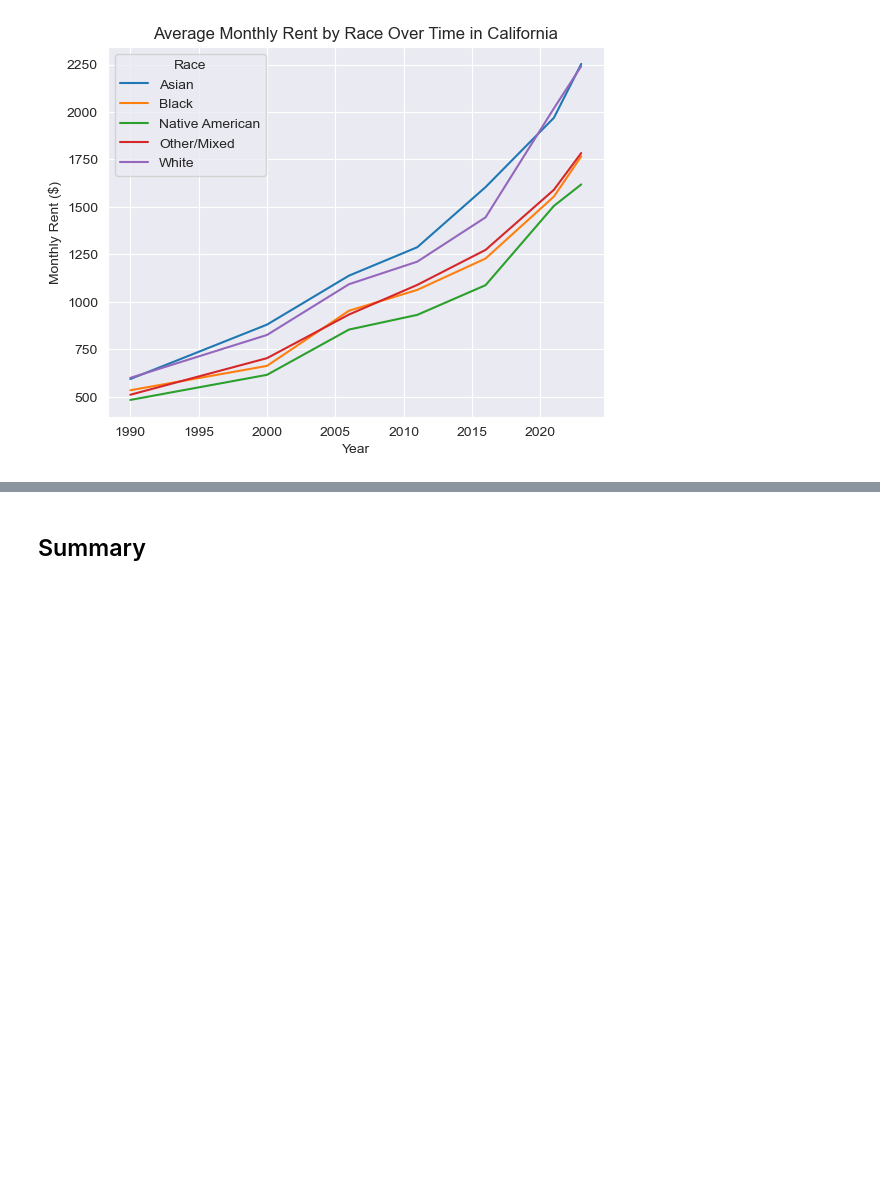
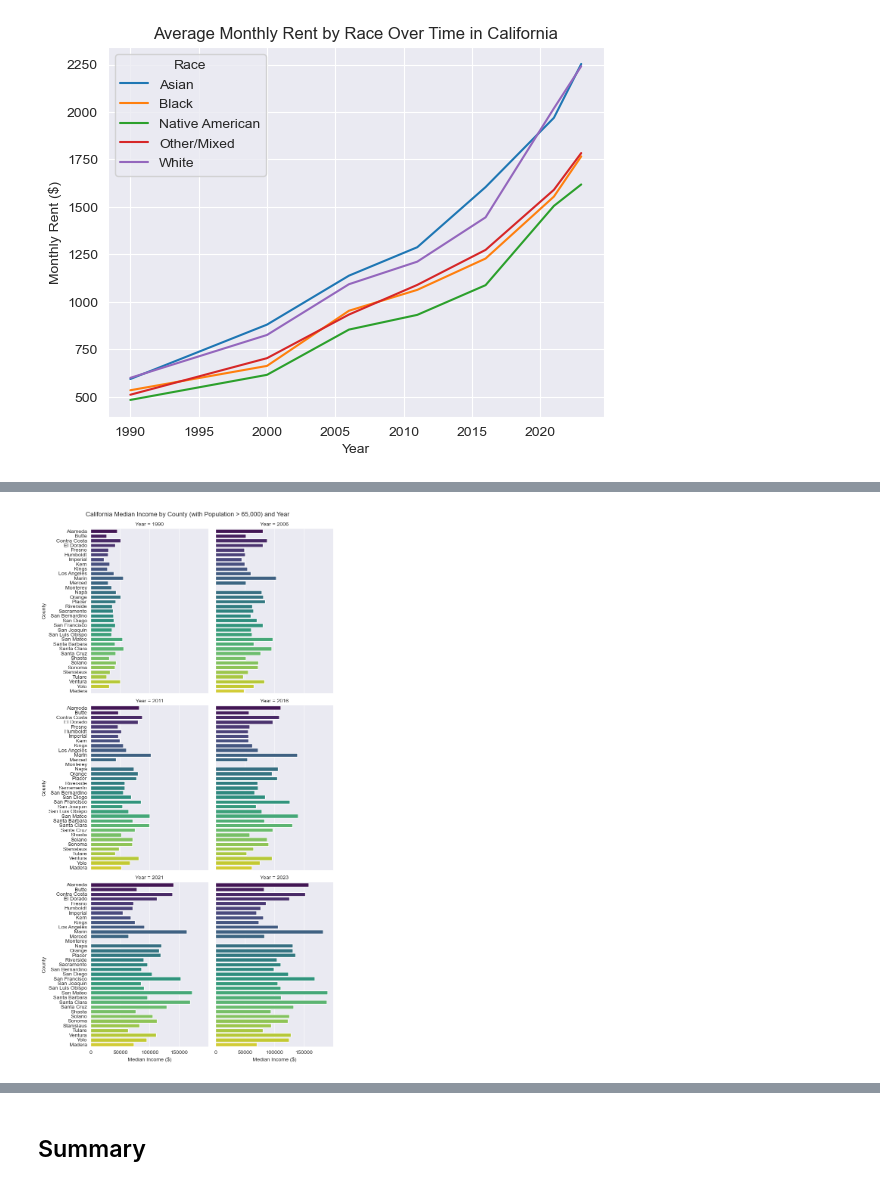
Before and after one commit to dpc43/Data271Project, a Jupyter notebook: Final_Project_Main_HC.ipynb, the cells around one changed output, grey strips where cells are left out. Drawn from its saved outputs; the diff is of its cells as text; code cells hidden in the pictures; blank space fills up the shorter version.

```diff
--- a/Final_Project_Main_HC.ipynb
+++ b/Final_Project_Main_HC.ipynb
@@ -1158,0 +1198,4 @@ plt.show()
+# %%
+county_fips = pd.read_csv('County_fips.csv')
+county_fips = county_fips.set_index('FIPS')
+county_fips.head()
@@ -1158,0 +1212,3 @@ plt.show()
+# %%
+hh_income_data = hh_income_data.dropna(subset=['countyfip'])
+hh_income_data['countyfip'] = hh_income_data['countyfip'].astype(int)
@@ -1158,0 +1217,5 @@ plt.show()
+# %%
+county_dict = county_fips.to_dict()
+
+hh_income_data['county_names'] = hh_income_data['countyfip'].map(county_dict['County'])
+hh_income_data = hh_income_data.sort_values(by='county_names')
@@ -1158,0 +1224,4 @@ plt.show()
+# %%
+county_income_data = pd.DataFrame(hh_income_data.groupby(['year','county_names'])['hh_income'].median()).reset_index()
+county_income_data = county_income_data.rename(columns={'year': 'Year', 'county_names': 'County', 'hh_income': 'Median Income ($)'})
+county_income_data.head()
@@ -1158,0 +1241,11 @@ plt.show()
+# %%
+g = sns.catplot(data=county_income_data, y='County', x='Median Income ($)', col='Year', col_wrap=2,
+                kind='bar', height=5, aspect=0.8, palette='viridis')
+
+# Add a title to the plots
+g.fig.subplots_adjust(top=0.95)
+g.fig.suptitle('California Median Income by County (with Population > 65,000) and Year')
+
+plt.show()
+# %% [output]
+[figure, added]
```
Also changed, not shown: parts of 30 cells of this notebook.
